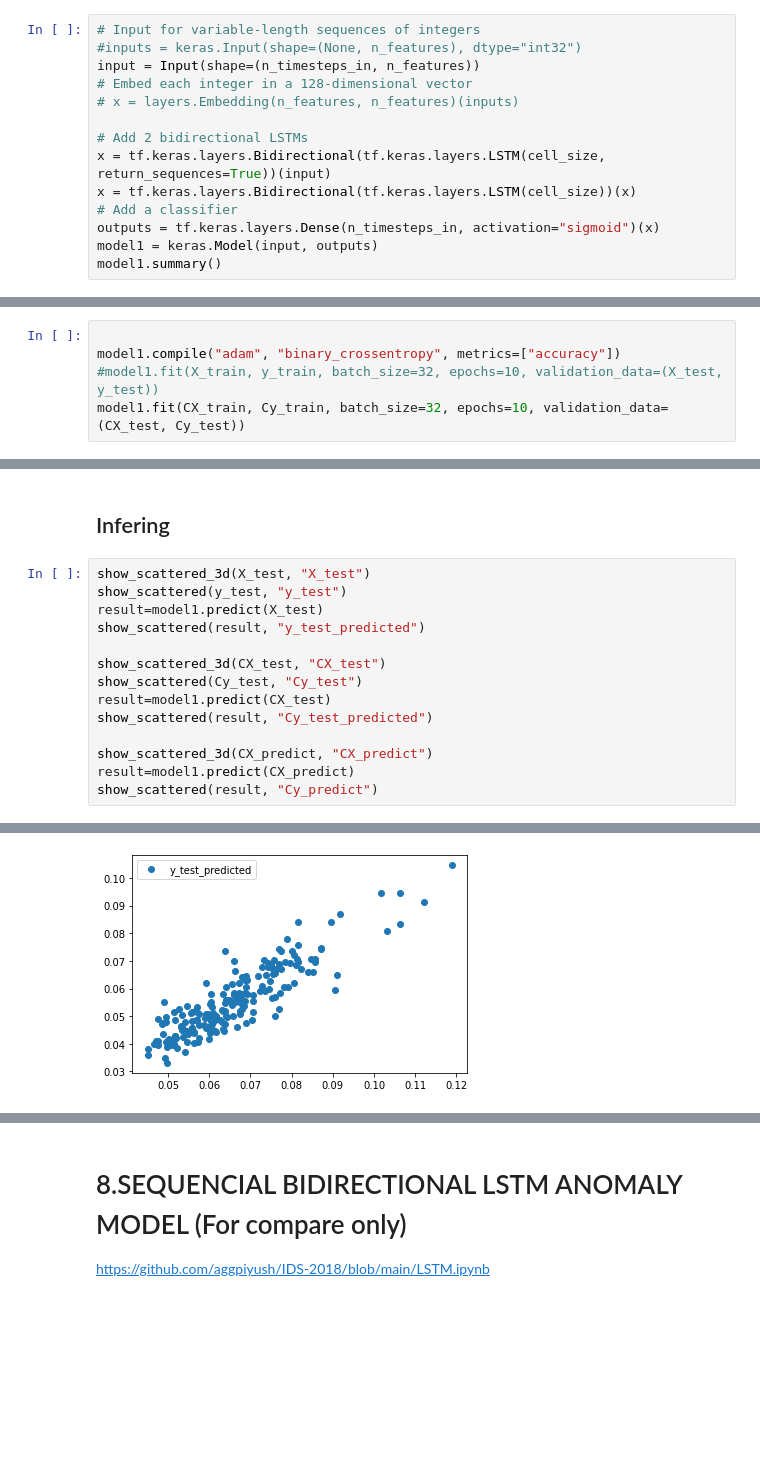
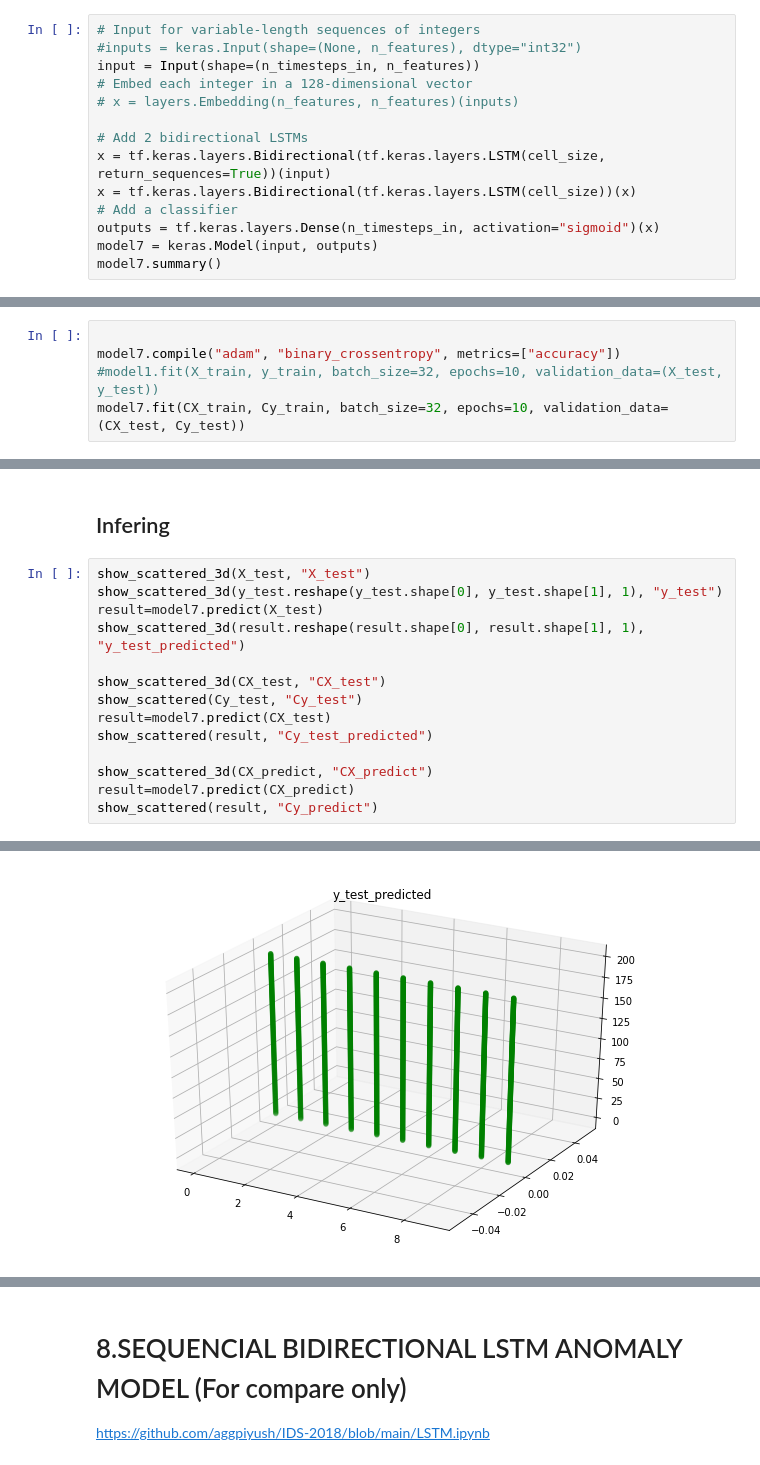
Before and after one commit to lifesboy/selks-lstm-data, a Jupyter notebook: SELKS_LSTM_Anomaly_model.ipynb, the cells around one changed output, grey strips where cells are left out. Cells and saved outputs as stored; diff of their text form; blank space fills up the shorter version.

```diff
--- a/SELKS_LSTM_Anomaly_model.ipynb
+++ b/SELKS_LSTM_Anomaly_model.ipynb
@@ -1280,6 +1265,6 @@ x = tf.keras.layers.Bidirectional(tf.keras.layers.LSTM(cell_size, return_sequenc
 x = tf.keras.layers.Bidirectional(tf.keras.layers.LSTM(cell_size))(x)
 # Add a classifier
 outputs = tf.keras.layers.Dense(n_timesteps_in, activation="sigmoid")(x)
-model1 = keras.Model(input, outputs)
-model1.summary()
+model7 = keras.Model(input, outputs)
+model7.summary()
 # %% [output]
@@ -1306,8 +1291,8 @@ _________________________________________________________________
 ## Training
 # %%
 
-model1.compile("adam", "binary_crossentropy", metrics=["accuracy"])
+model7.compile("adam", "binary_crossentropy", metrics=["accuracy"])
 #model1.fit(X_train, y_train, batch_size=32, epochs=10, validation_data=(X_test, y_test))
-model1.fit(CX_train, Cy_train, batch_size=32, epochs=10, validation_data=(CX_test, Cy_test))
+model7.fit(CX_train, Cy_train, batch_size=32, epochs=10, validation_data=(CX_test, Cy_test))
 # %% [output]
 Epoch 1/10
@@ -1335,17 +1320,17 @@ Epoch 10/10
 ## Infering
 # %%
 show_scattered_3d(X_test, "X_test")
-show_scattered(y_test, "y_test")
-result=model1.predict(X_test)
-show_scattered(result, "y_test_predicted")
+show_scattered_3d(y_test.reshape(y_test.shape[0], y_test.shape[1], 1), "y_test")
+result=model7.predict(X_test)
+show_scattered_3d(result.reshape(result.shape[0], result.shape[1], 1), "y_test_predicted")
 
 show_scattered_3d(CX_test, "CX_test")
 show_scattered(Cy_test, "Cy_test")
-result=model1.predict(CX_test)
+result=model7.predict(CX_test)
 show_scattered(result, "Cy_test_predicted")
 
 show_scattered_3d(CX_predict, "CX_predict")
-result=model1.predict(CX_predict)
+result=model7.predict(CX_predict)
 show_scattered(result, "Cy_predict")
 # %% [output]
 #X_test= (200, 10, 50)
@@ -1360,4 +1364,4 @@ z= (99459,)
-[figure, old version]
+[figure, new version]
 #CX_test= (200, 10, 50)
 x= [0 0 0 ... 9 9 9]
 y= (27139,)
```
Also changed, not shown: parts of 11 cells of this notebook.
